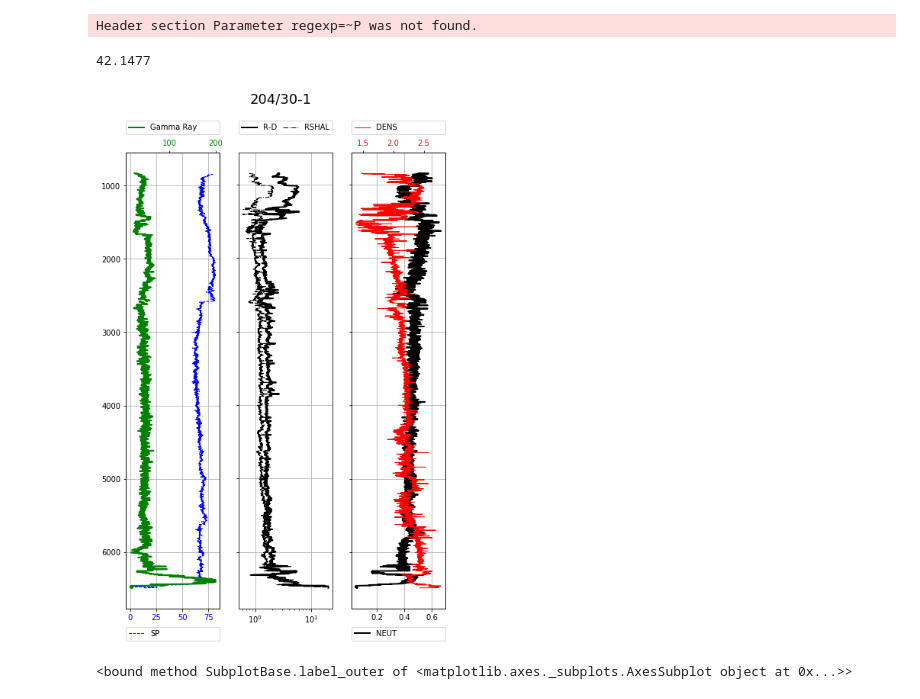
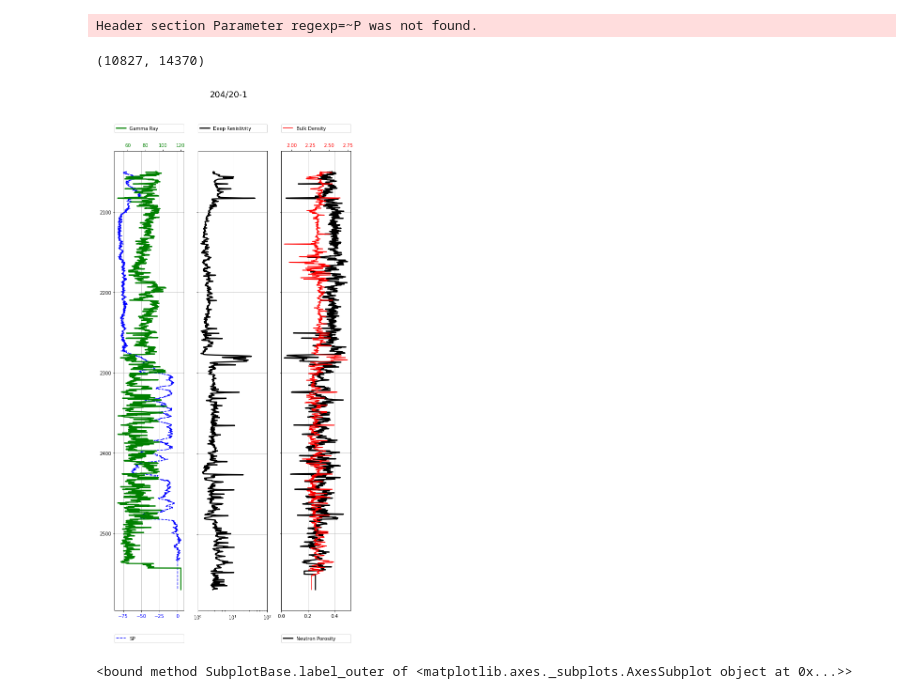
Before and after one commit to ThomasMGeo/plotLAS, a Jupyter notebook: plotLAS.ipynb, the cells around one changed output. Saved outputs shown, nothing was run; the diff lists cells and outputs as text; code cells hidden in the pictures.

Commit message:
updated saving and depth

```diff
--- a/plotLAS.ipynb
+++ b/plotLAS.ipynb
@@ -9 +26,12 @@ import numpy as np
+# %%
+datafile="204-20-2_logs.las" # want to loop over all *.las files in folder in the future
+
+# depths that you want to plot from
+small = 2050
+big = 2700
+
+well_name = l.well.WELL.value # grab well name from header, needed for plotting later
+savefile = well_name + '.png'
+
+savefile=savefile.replace('/','-')
 # %%
@@ -23,21 +49,32 @@ well_name = l.well.WELL.value # grab well name from header, needed for plotting
-# %%
-gr[-2000] # quick test
-# %% [output]
-42.1477
+# %%
+# X = np.random.rand(50)
+
+def get_top_bottom_depth(X, low, high):
+
+    idxs = np.where(np.logical_and(X >= low, X <= high))[0]
+    return idxs[0], idxs[-1]
+
+itop, ibase = get_top_bottom_depth(z, small, big)
+# %%
+itop, ibase
+# %% [output]
+(10827, 14370)
 # %%
 # Lets plot this bad boy
-fig, (ax1, ax2, ax3) = plt.subplots(1, 3, figsize=(7.5,11))
+fig, (ax1, ax2, ax3) = plt.subplots(1, 3, figsize=(9,18))
 
 # Gamma & SP
-ax1.plot(sp, z, '--', lw=1, color='blue', label='SP')  # Spontaneous Potential
+ax1.plot(sp[itop:ibase], z[itop:ibase], '--', lw=1.5, color='blue', label='SP')  # Spontaneous Potential
 ax1.tick_params(axis='x', labelcolor='blue')
+ax1.yaxis.label.set_size(100)
 ax1.invert_yaxis()
 ax1.grid(True)
 
 # Lets do two axis ... one subplot
 ax4 = ax1.twiny() # same y axis
-ax4.plot(gr, z, lw=2, color='green', label='Gamma Ray') # Gamma Ray
+ax4.plot(gr[itop:ibase], z[itop:ibase], lw=2.5, color='green', label='Gamma Ray') # Gamma Ray
 ax4.tick_params(axis='x', labelcolor='Green')
+ax4.yaxis.label.set_size(40)
 # ax4.grid(True)
 
 ## subplot 1
@@ -55,44 +92,47 @@ ax4.legend(bbox_to_anchor=(0., 1.04, 1., .102), loc=3,
            ncol=1, mode="expand", borderaxespad=0.)
 
 # Resistivity
-ax2.semilogx(deepR,z, lw=2, color='black', label='R-D') # Deep Induction Resistivity
-ax2.semilogx(shalres, z,'-.', lw=1, color='black', label='RSHAL' ) # Spherically Focussed Log
+ax2.semilogx(deepR[itop:ibase],z[itop:ibase], lw=2.5, color='black', label='Deep Resistivity') # Deep Induction Resistivity
+# ax2.semilogx(shalres[9000:11000], z[9000:11000],'-.', lw=1, color='black', label='RSHAL' ) # Spherically Focussed Log
 
 ax2.legend(bbox_to_anchor=(0., 1.04, 1., .102), loc=3,
            ncol=2, mode="expand", borderaxespad=0.)
 ax2.axes.yaxis.set_ticklabels([]) # get rid of y axis labels
+ax2.set_xticks([1, 10, 100])
+# ax2.axes.yaxis.set_ticklabels([.8, 8]) # get rid of y axis labels
 ax2.invert_yaxis()
 ax2.grid(True)
 
 
 # Density and Porosity
-ax3.plot(neutron, z, lw=2, color='black',label='NEUT') # Neutron Porosity
+ax3.plot(neutron[itop:ibase], z[itop:ibase], lw=2.5, color='black',label='Neutron Porosity') # Neutron Porosity
 ax3.axes.yaxis.set_ticklabels([]) # get rid of y axis labels
 ax3.invert_yaxis()
 ax3.grid(True)
 
 ax5 = ax3.twiny()
-ax5.plot(density, z, lw=1, color='red', label='DENS') # Bulk Density
+ax5.plot(density[itop:ibase], z[itop:ibase], lw=1.5, color='red', label='Bulk Density') # Bulk Density
 ax5.tick_params(axis='x', labelcolor='red')
 # ax5.grid(True)
 
 # legend
 ax3.legend( bbox_to_anchor=(0., -0.07, 1., .102), loc=3,
            ncol=2, mode="expand", borderaxespad=0.)
 
 ax5.legend(bbox_to_anchor=(0., 1.04, 1., .102), loc=3,
            ncol=1, mode="expand", borderaxespad=0.)
 
+
+
 ## overall
 plt.suptitle(well_name, fontsize=18) # well name title
-
-plt.savefig('foo.png', dpi=300) # save out to .png
-plt.savefig('foo.svg', dpi=300) # save out to .svg
-plt.savefig('foo.pdf', dpi=300) # save out to .svg
+plt.savefig(savefile, dpi=300) # save out to .png
+#plt.savefig('foo3.svg', dpi=300) # save out to .svg
+#plt.savefig('foo3.pdf', dpi=300) # save out to .svg
 
 plt.show()
 # %% [output]
-[figure, old version]
+[figure, new version]
 # %%
 # %% [output]
 <bound method SubplotBase.label_outer of <matplotlib.axes._subplots.AxesSubplot object at 0x...>>
```
Also changed, not shown: parts of 4 cells of this notebook.
